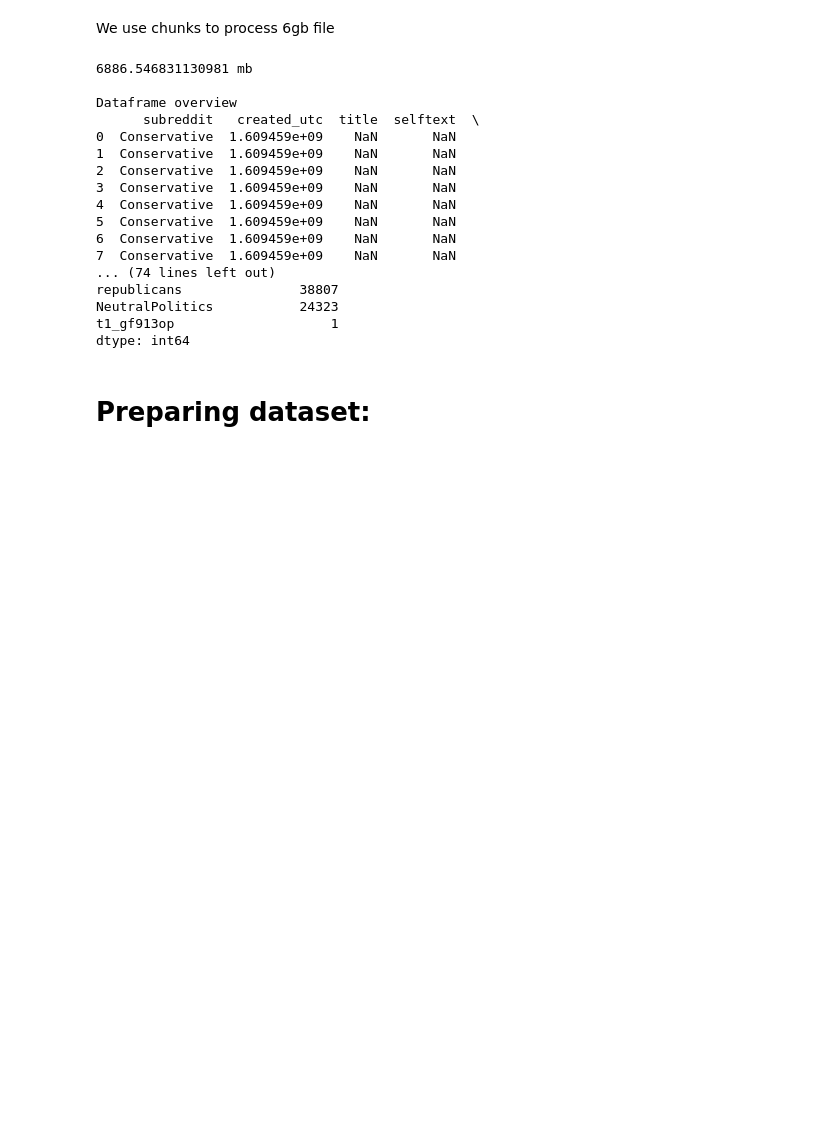
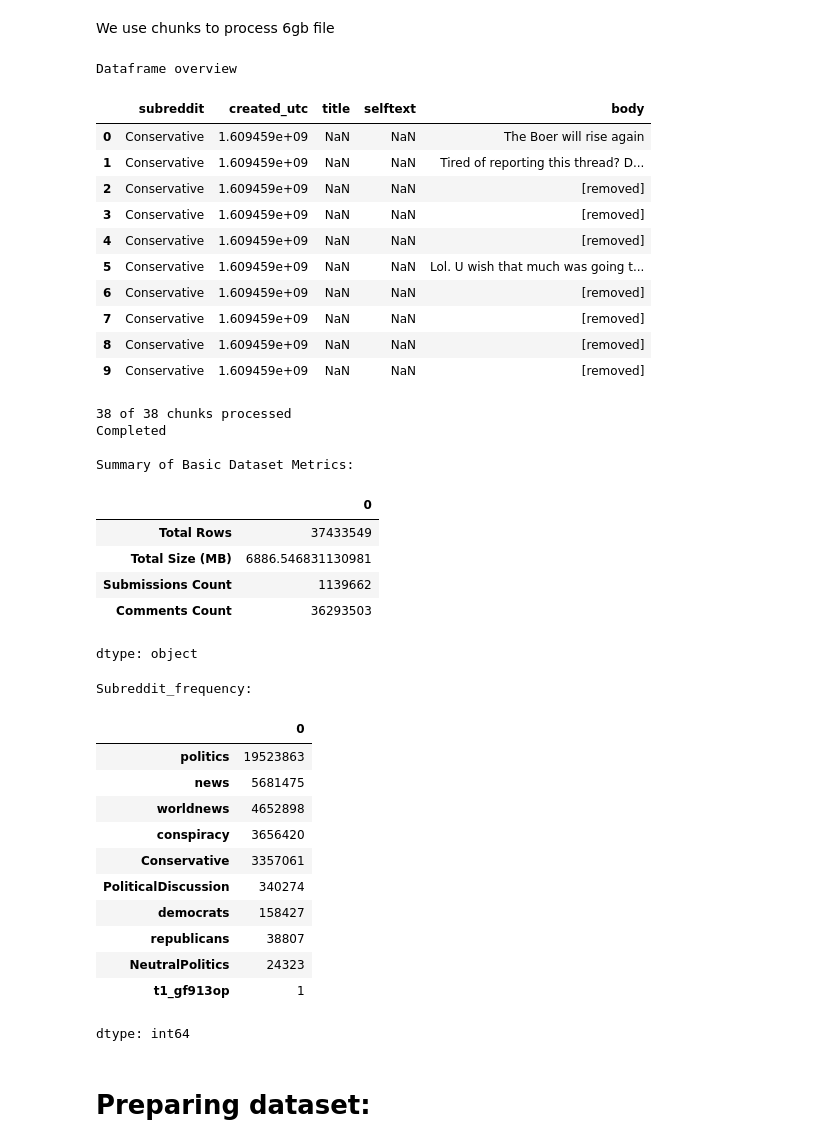
Before and after one commit to saoleksii/Trump2020_CSS_course_project, a Jupyter notebook: Trump2020_CSS_course_project.ipynb, the cells around one changed output. Cells and saved outputs as stored; diff of their text form; code cells hidden in the pictures; blank space fills up the shorter version.

```diff
--- a/Trump2020_CSS_course_project.ipynb
+++ b/Trump2020_CSS_course_project.ipynb
@@ -31,56 +31,72 @@ total_submissions = 0
 total_comments = 0
 frequency_by_subreddit = {}
 size = os.path.getsize(file_path) / (1024**2)
-print(f'{size} mb')
 i = 0
 df = pd.read_csv(file_path, chunksize=1000000, low_memory=False)
 for idx, chunk in enumerate(df):
     i+=1
     if idx == 0:
         print("\nDataframe overview")
-        print(chunk.head(10))
+        display(chunk.head(10))
         print("\n")
     num_rows+=len(chunk)
     chunk[['title', 'body']] = chunk[['title', 'body']].fillna('')
     submissions_in_chunk = chunk[chunk['title'] != ''].shape[0]
     comments_in_chunk = chunk[chunk['body'] != ''].shape[0]
     total_submissions += submissions_in_chunk
     total_comments += comments_in_chunk
     current_frequency = chunk['subreddit'].value_counts().to_dict()
     for sub, count in current_frequency.items():
         frequency_by_subreddit[sub] = frequency_by_subreddit.get(sub, 0) + count
-    print(f'{i} of 38 chunks processed')
-
-print("Completed\n")
+    print(f'\r{i} of 38 chunks processed', end='', flush=True)
+print("\nCompleted\n")
 
 metrics_data = {
     'Total Rows': f"{num_rows}",
     'Total Size (MB)': f"{size}",
     'Submissions Count': f"{total_submissions}",
     'Comments Count': f"{total_comments}",
 }
 print("Summary of Basic Dataset Metrics:")
-print(pd.Series(metrics_data))
+display(pd.Series(metrics_data))
 print("\nSubreddit_frequency:")
-print(pd.Series(frequency_by_subreddit).sort_values(ascending = False))
+display(pd.Series(frequency_by_subreddit).sort_values(ascending = False))
 # %% [output]
-6886.546831130981 mb
-
 Dataframe overview
-      subreddit   created_utc  title  selftext  \
-0  Conservative  1.609459e+09    NaN       NaN
-1  Conservative  1.609459e+09    NaN       NaN
-2  Conservative  1.609459e+09    NaN       NaN
-3  Conservative  1.609459e+09    NaN       NaN
-4  Conservative  1.609459e+09    NaN       NaN
-5  Conservative  1.609459e+09    NaN       NaN
-6  Conservative  1.609459e+09    NaN       NaN
-7  Conservative  1.609459e+09    NaN       NaN
-... (74 lines left out)
-republicans               38807
-NeutralPolitics           24323
-t1_gf913op                    1
-dtype: int64
+|  | subreddit | created_utc | title | selftext | body |
+| 0 | Conservative | 1.609459e+09 | NaN | NaN | The Boer will rise again |
+| 1 | Conservative | 1.609459e+09 | NaN | NaN | Tired of reporting this thread? D... |
+| 2 | Conservative | 1.609459e+09 | NaN | NaN | [removed] |
+| 3 | Conservative | 1.609459e+09 | NaN | NaN | [removed] |
+| 4 | Conservative | 1.609459e+09 | NaN | NaN | [removed] |
+| 5 | Conservative | 1.609459e+09 | NaN | NaN | Lol. U wish that much was going t... |
+| 6 | Conservative | 1.609459e+09 | NaN | NaN | [removed] |
+| 7 | Conservative | 1.609459e+09 | NaN | NaN | [removed] |
+| 8 | Conservative | 1.609459e+09 | NaN | NaN | [removed] |
+| 9 | Conservative | 1.609459e+09 | NaN | NaN | [removed] |
+38 of 38 chunks processed
+Completed
+
+Summary of Basic Dataset Metrics:
+|  | 0 |
+| Total Rows | 37433549 |
+| Total Size (MB) | 6886.546831130981 |
+| Submissions Count | 1139662 |
+| Comments Count | 36293503 |
+dtype: object
+Subreddit_frequency:
+|  | 0 |
+| politics | 19523863 |
+| news | 5681475 |
+| worldnews | 4652898 |
+| conspiracy | 3656420 |
+| Conservative | 3357061 |
+| PoliticalDiscussion | 340274 |
+| democrats | 158427 |
+| republicans | 38807 |
+| NeutralPolitics | 24323 |
+| t1_gf913op | 1 |
+dtype: int64
 # %% [markdown]
 # Preparing dataset:
 # %% [markdown]
```
Also changed, not shown: parts of 8 cells of this notebook.
